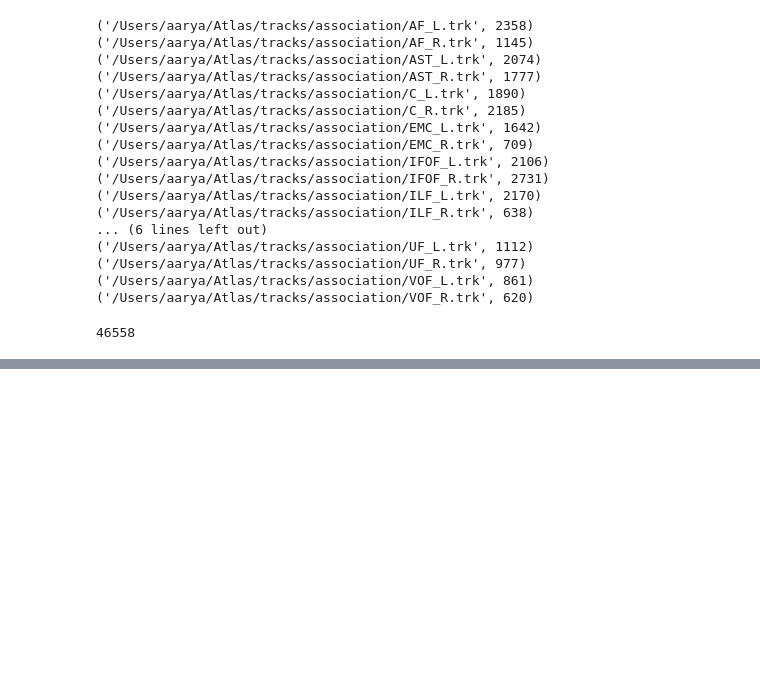
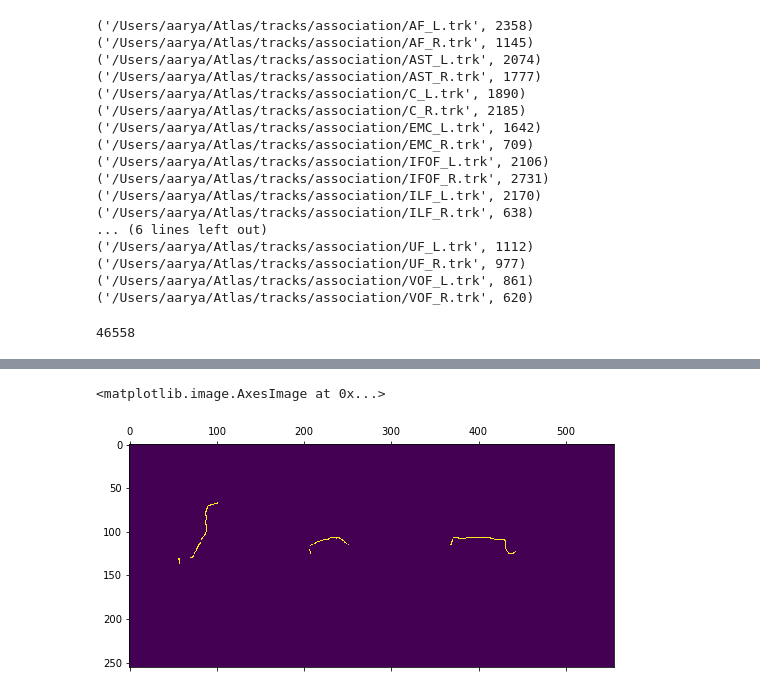
Before and after one commit to aarya22/Atlas, a Jupyter notebook: atlas_munging.ipynb, the cells around one changed output, grey strips where cells are left out. Cells and saved outputs as stored; diff of their text form; code cells hidden in the pictures; blank space fills up the shorter version.

Commit message:
Add saving numpy files and view via pandas dataframe

```diff
--- a/atlas_munging.ipynb
+++ b/atlas_munging.ipynb
@@ -116,5 +132,0 @@ len(bundle_arr)
-# %%
-for x in range(3):
-    foo = np.max(bundle_arr[0], x).squeeze()
-    print(foo.shape)
-    plt.matshow(foo)
@@ -128,10 +132,0 @@ for x in range(3):
-# %%
-slines = [0] * len(bundle_arr)
-jj = 0
-for bundle in bundle_arr:
-    print(jj)
-    a1 = np.max(bundle, 0).squeeze()
-    for x in range(1,3):
-        a1 = np.concatenate((a1, np.max(bundle, x).squeeze()), axis=1)
-    slines[jj] = a1
-    jj += 1
@@ -160,0 +133,11 @@ plt.matshow(slines[0])
+# %%
+def get_label(path):
+    x = path.split('/')[-1].split('_')[:2]
+    return '_'.join(x)
+# %%
+def get_dataframe(directory):
+    paths = [os.path.join(directory, f) for f in os.listdir(directory) if not f.startswith('.')]
+    labels = [get_label(path) for path in paths if not path.startswith('.')]
+    return pd.DataFrame({'paths': paths, 'labels': labels})
+d = get_dataframe(newpath)
+d.head()
@@ -160,0 +151,6 @@ plt.matshow(slines[0])
+# %%
+foo = np.load(d['paths'][0])
+plt.matshow(foo)
+# %% [output]
+<matplotlib.image.AxesImage at 0x...>
+[figure, added]
```
Also changed, not shown: parts of 11 cells of this notebook.
